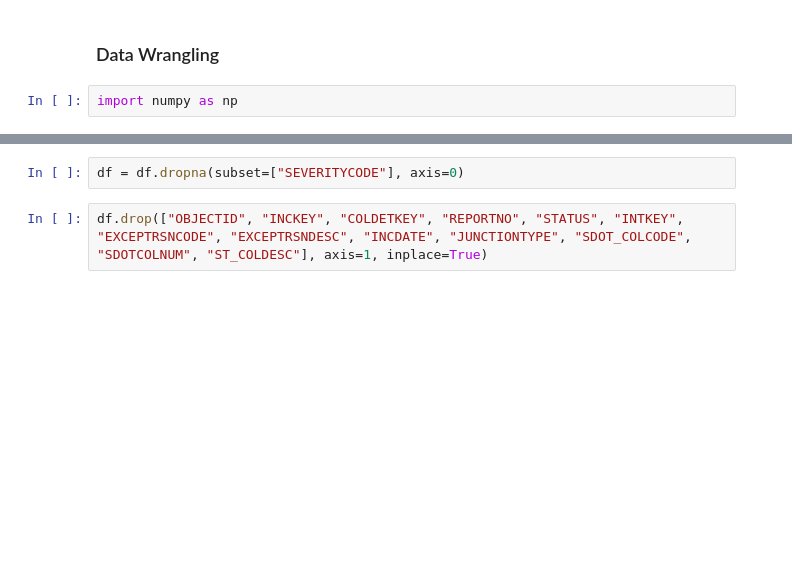
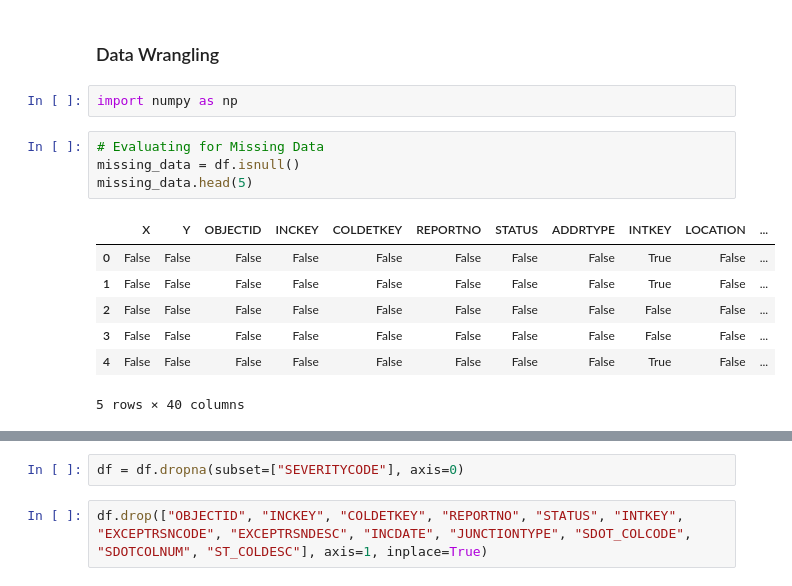
Before and after one commit to rodrigoeiragit/Coursera_Capstone, a Jupyter notebook: Applied Data Science Capstone Dataset.ipynb, the cells around one changed output, grey strips where cells are left out. Drawn from its saved outputs; the diff is of its cells as text; blank space fills up the shorter version.

```diff
--- a/Applied Data Science Capstone Dataset.ipynb
+++ b/Applied Data Science Capstone Dataset.ipynb
@@ -119,3 +119,15 @@ df.shape
 ### Data Wrangling
 # %%
 import numpy as np
+# %%
+# Evaluating for Missing Data
+missing_data = df.isnull()
+missing_data.head(5)
+# %% [output]
+|  | X | Y | OBJECTID | INCKEY | COLDETKEY | REPORTNO | STATUS | ADDRTYPE | INTKEY | LOCATION | ... |
+| 0 | False | False | False | False | False | False | False | False | True | False | ... |
+| 1 | False | False | False | False | False | False | False | False | True | False | ... |
+| 2 | False | False | False | False | False | False | False | False | False | False | ... |
+| 3 | False | False | False | False | False | False | False | False | False | False | ... |
+| 4 | False | False | False | False | False | False | False | False | True | False | ... |
+5 rows × 40 columns
```
Also changed, not shown: parts of 11 cells of this notebook.
